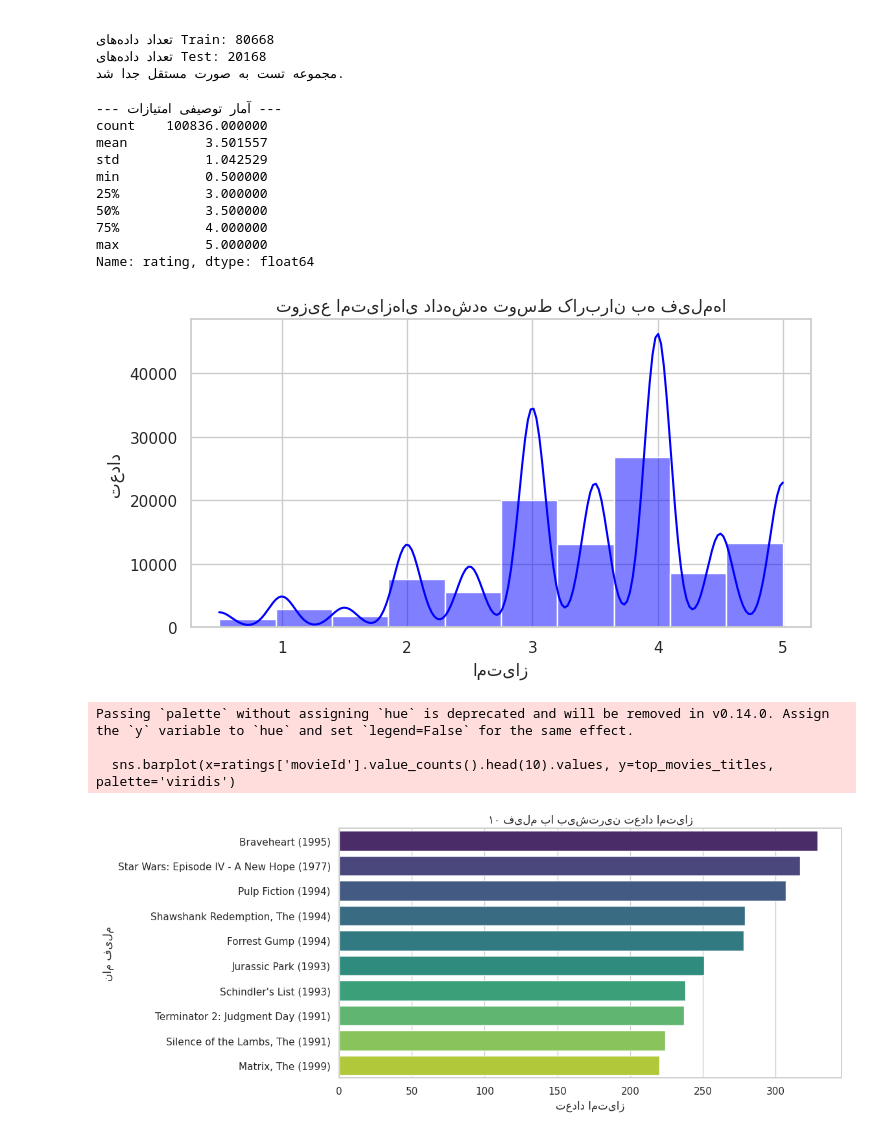
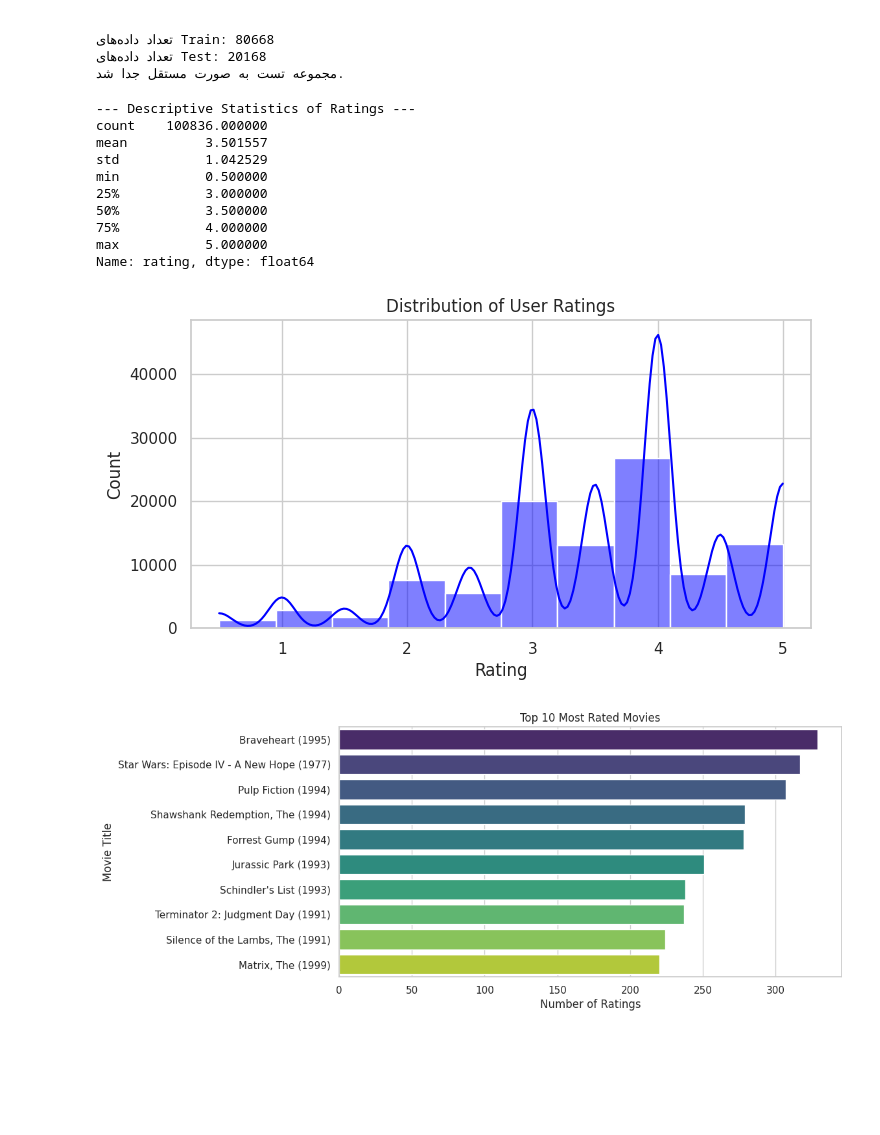
Before and after one commit to arashbge/ai-lab-step1-recommender, a Jupyter notebook: lab3_nim_and_project_steps.ipynb, the cells around one changed output. Cells and saved outputs as stored; diff of their text form; code cells hidden in the pictures; blank space fills up the shorter version.

```diff
--- a/lab3_nim_and_project_steps.ipynb
+++ b/lab3_nim_and_project_steps.ipynb
@@ -74,44 +74,48 @@ dtype: int64
 import matplotlib.pyplot as plt
 import seaborn as sns
 
 # تنظیم استایل نمودارها
 sns.set(style="whitegrid")
 
 # ۱. آمار توصیفی داده‌ها
-print("--- آمار توصیفی امتیازات ---")
+print("--- Descriptive Statistics of Ratings ---")
 print(ratings['rating'].describe())
 
 # ۲. نمودار توزیع امتیازات (Histogram)
 plt.figure(figsize=(8, 4))
 sns.histplot(ratings['rating'], bins=10, kde=True, color='blue')
-plt.title("توزیع امتیازهای داده‌شده توسط کاربران به فیلم‌ها")
-plt.xlabel("امتیاز")
-plt.ylabel("تعداد")
+plt.title("Distribution of User Ratings")
+plt.xlabel("Rating")
+plt.ylabel("Count")
 plt.show()
 
 # ۳. نمودار ۱۰ فیلم برتر از نظر تعداد امتیاز
 top_movies = ratings['movieId'].value_counts().head(10).index
 top_movies_titles = movies[movies['movieId'].isin(top_movies)]['title'].tolist()
 
 plt.figure(figsize=(10, 5))
-sns.barplot(x=ratings['movieId'].value_counts().head(10).values, y=top_movies_titles, palette='viridis')
-plt.title("۱۰ فیلم با بیشترین تعداد امتیاز")
-plt.xlabel("تعداد امتیاز")
-plt.ylabel("نام فیلم")
+# اصلاح هشدار (Warning) با اضافه کردن hue و legend=False
+sns.barplot(
+    x=ratings['movieId'].value_counts().head(10).values,
+    y=top_movies_titles,
+    hue=top_movies_titles,
+    palette='viridis',
+    legend=False
+)
+plt.title("Top 10 Most Rated Movies")
+plt.xlabel("Number of Ratings")
+plt.ylabel("Movie Title")
 plt.show()
 # %% [output]
---- آمار توصیفی امتیازات ---
+--- Descriptive Statistics of Ratings ---
 count    100836.000000
 mean          3.501557
 std           1.042529
 min           0.500000
 25%           3.000000
 50%           3.500000
 75%           4.000000
 max           5.000000
 Name: rating, dtype: float64
-[figure, old version]
+[figure, new version]
-Passing `palette` without assigning `hue` is deprecated and will be removed in v0.14.0. Assign the `y` variable to `hue` and set `legend=False` for the same effect.
-
-  sns.barplot(x=ratings['movieId'].value_counts().head(10).values, y=top_movies_titles, palette='viridis')
-[figure, old version]
+[figure, new version]
```
